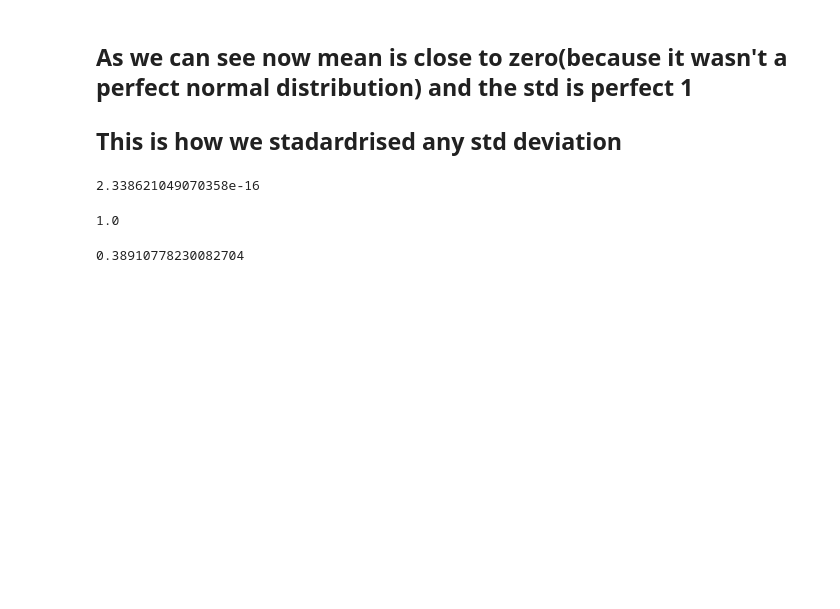
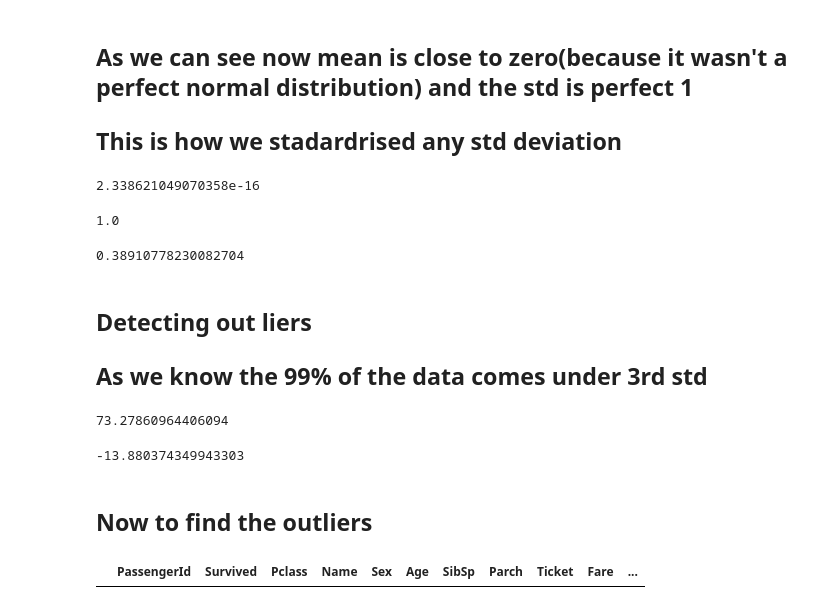
Before and after one commit to sourabhms66/statistics, a Jupyter notebook: session_40.ipynb, the cells around one changed output. Saved outputs shown, nothing was run; the diff lists cells and outputs as text; code cells hidden in the pictures; blank space fills up the shorter version.

```diff
--- a/session_40.ipynb
+++ b/session_40.ipynb
@@ -679,3 +679,21 @@ x.std()
 titanic['Age'].skew()
 # %% [output]
 0.38910778230082704
+# %% [markdown]
+## Detecting out liers
+
+## As we know the 99% of the data comes under 3rd std
+# %%
+titanic['Age'].mean() + 3*titanic['Age'].std()
+# %% [output]
+73.27860964406094
+# %%
+titanic['Age'].mean() - 3*titanic['Age'].std()
+# %% [output]
+-13.880374349943303
+# %% [markdown]
+## Now to find the outliers
+# %%
+titanic[(titanic['Age']> 73) & (titanic['Age'] < -13)]
+# %% [output]
+|  | PassengerId | Survived | Pclass | Name | Sex | Age | SibSp | Parch | Ticket | Fare | ... |
```
